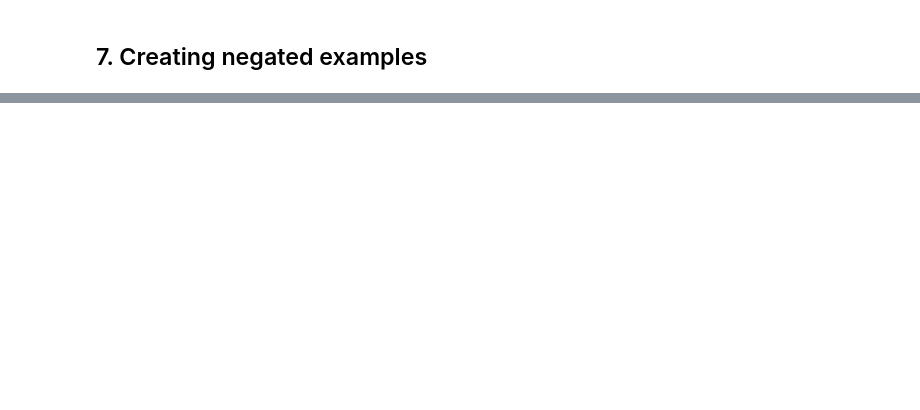
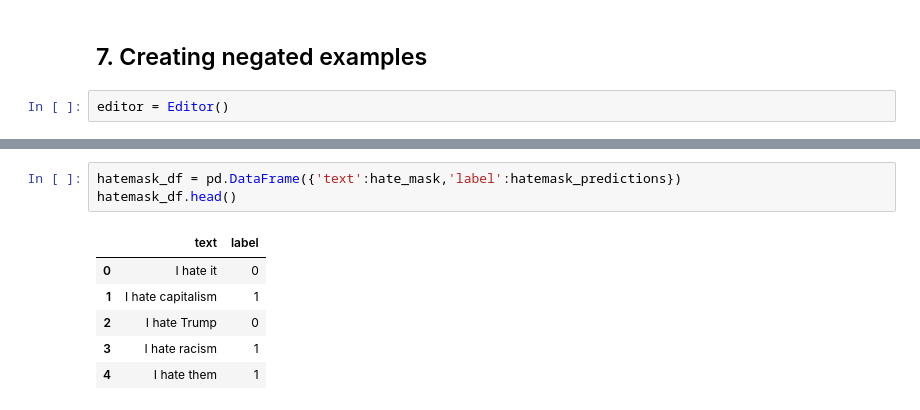
Before and after one commit to melisnv/natural-language-processing-projects, a Jupyter notebook: Assignment II NLP/error_analysis_with_checklist.ipynb, the cells around one changed output, grey strips where cells are left out. Drawn from its saved outputs; the diff is of its cells as text; blank space fills up the shorter version.

```diff
--- a/Assignment II NLP/error_analysis_with_checklist.ipynb
+++ b/Assignment II NLP/error_analysis_with_checklist.ipynb
@@ -414,3 +433,5 @@ successful_neg_examples
 79 rows × 2 columns
 # %% [markdown]
 ## 7. Creating negated examples
+# %%
+editor = Editor()
@@ -416,0 +481,10 @@ successful_neg_examples
+# %%
+hatemask_df = pd.DataFrame({'text':hate_mask,'label':hatemask_predictions})
+hatemask_df.head()
+# %% [output]
+|  | text | label |
+| 0 | I hate it | 0 |
+| 1 | I hate capitalism | 1 |
+| 2 | I hate Trump | 0 |
+| 3 | I hate racism | 1 |
+| 4 | I hate them | 1 |
```
Also changed, not shown: parts of 43 cells of this notebook.
